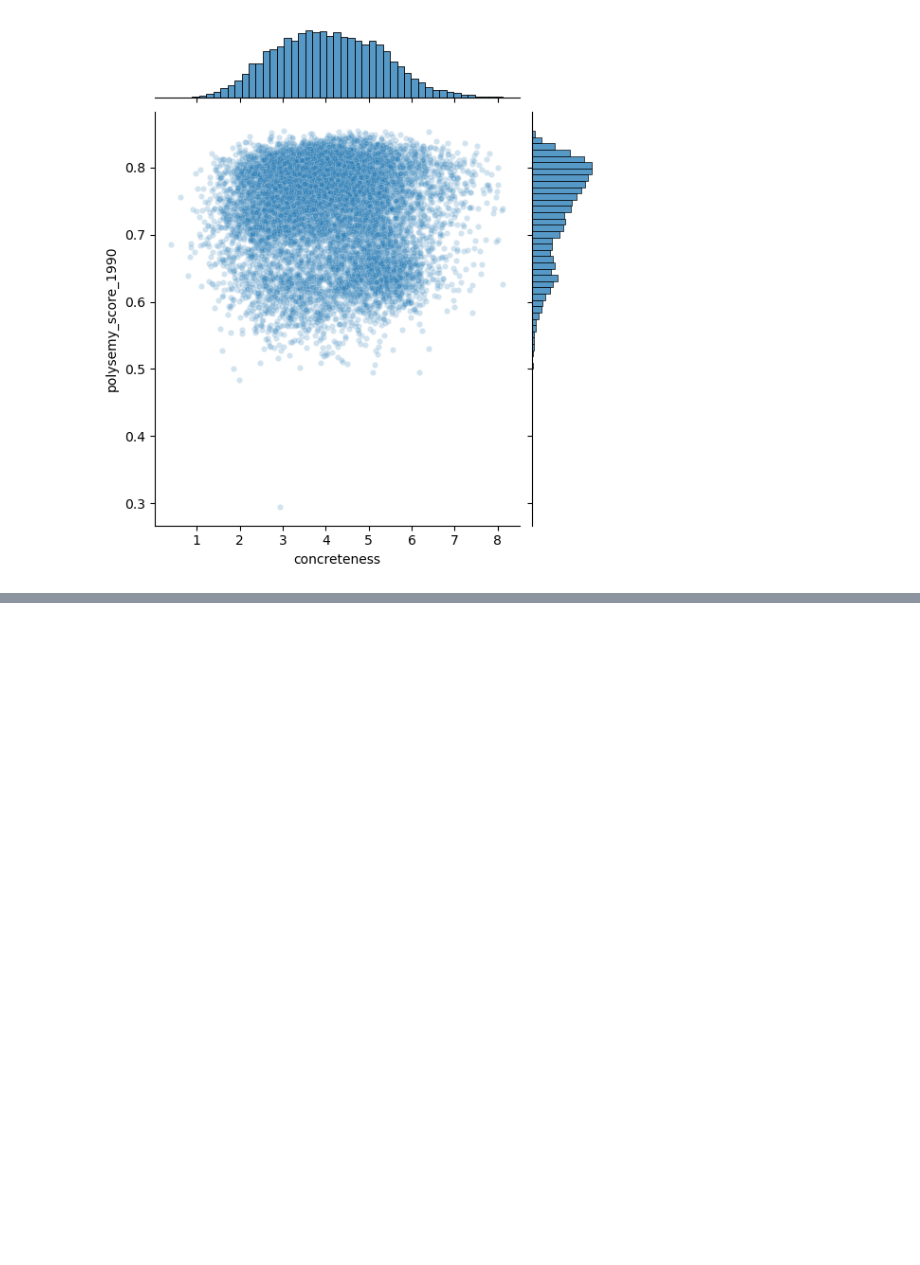
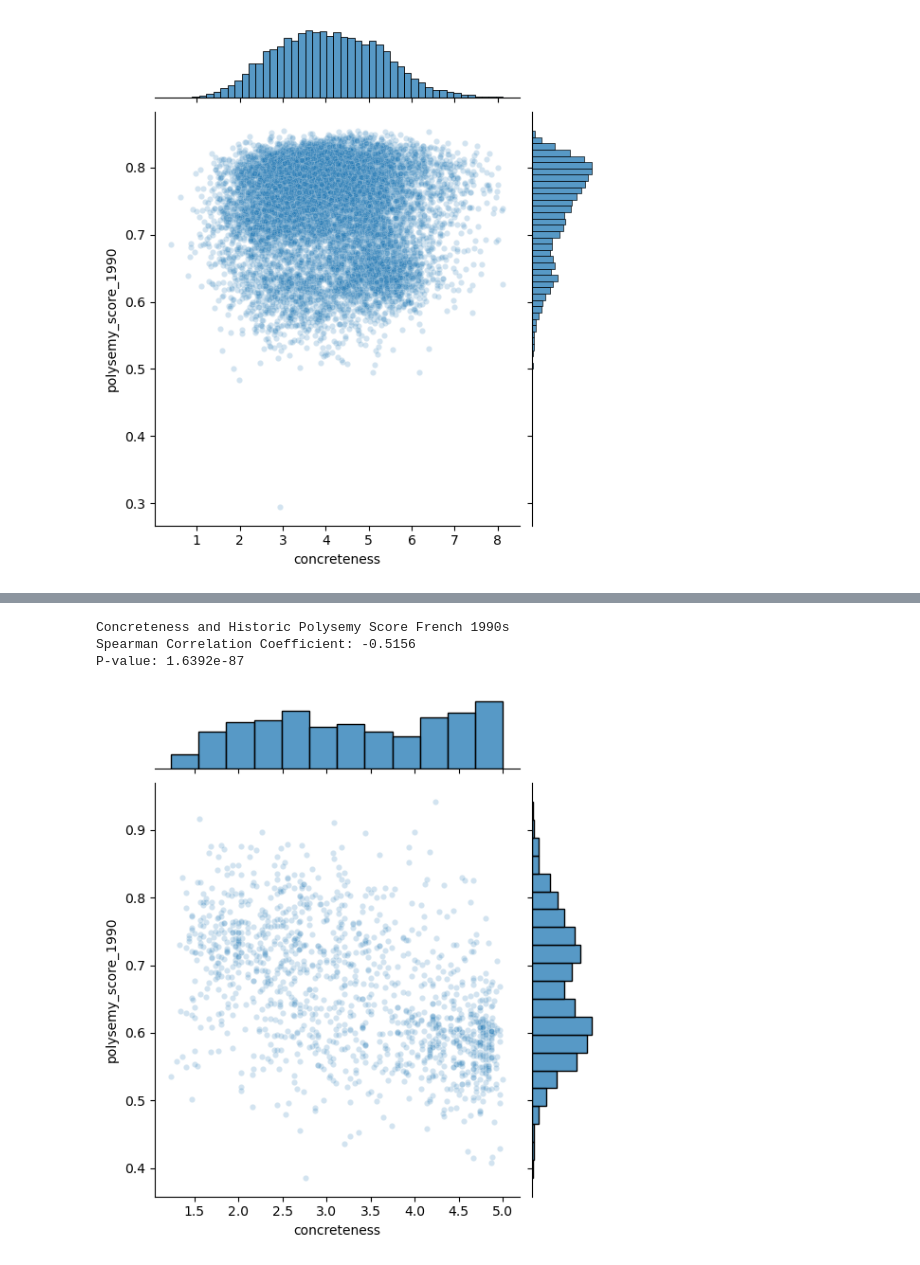
Before and after one commit to AndreasScheicher/language-diversity, a Jupyter notebook: run.ipynb, the cells around one changed output, grey strips where cells are left out. Drawn from its saved outputs; the diff is of its cells as text; code cells hidden in the pictures; blank space fills up the shorter version.

```diff
--- a/run.ipynb
+++ b/run.ipynb
@@ -56,0 +72,7 @@ P-value: 6.9536e-08
+# %%
+get_spearman_corr(hist, 'polysemy_score_1990', 'Historic Polysemy Score French 1990s', conc)
+# %% [output]
+Concreteness and Historic Polysemy Score French 1990s
+Spearman Correlation Coefficient: -0.5156
+P-value: 1.6392e-87
+[figure, added]
```
Also changed, not shown: parts of 14 cells of this notebook.
